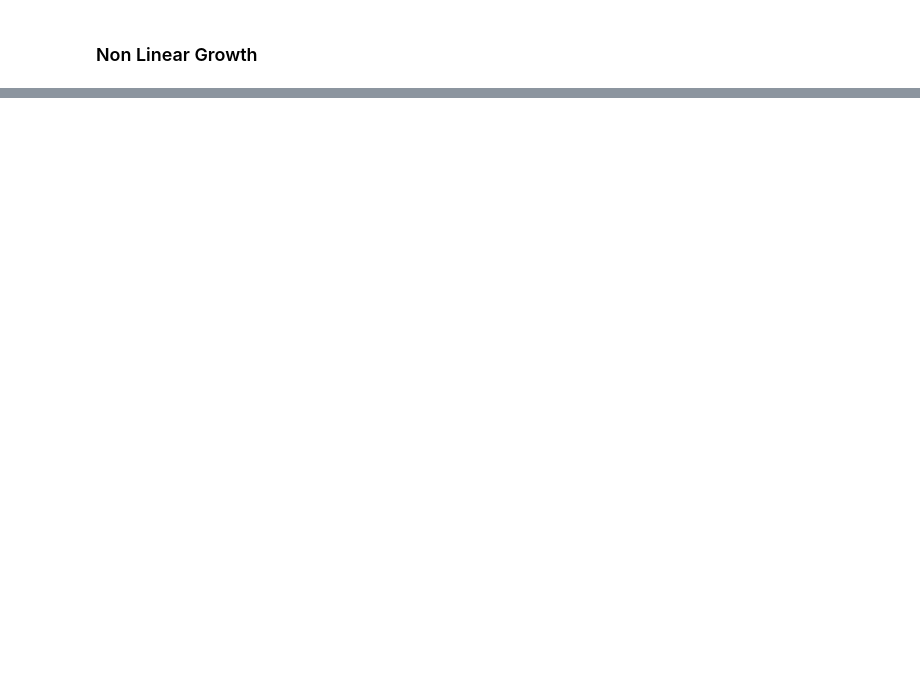
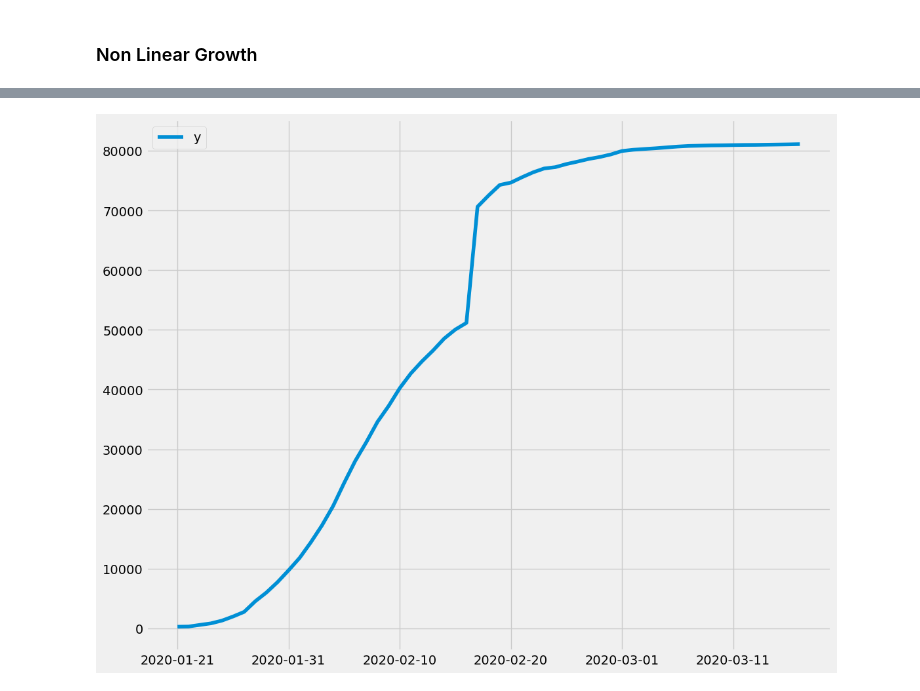
Before and after one commit to bachaudhry/time_series, a Jupyter notebook: ts_with_k/03_Prophet.ipynb, the cells around one changed output, grey strips where cells are left out. Drawn from its saved outputs; the diff is of its cells as text; code cells hidden in the pictures; blank space fills up the shorter version.

```diff
--- a/ts_with_k/03_Prophet.ipynb
+++ b/ts_with_k/03_Prophet.ipynb
@@ -138,0 +167,7 @@ $$
+# %%
+df = pd.read_csv(data + 'who-data/WHO_full_data2003.csv')
+# Taking a subset of the data and renaming cols
+df = df.loc[df['location'] == 'China'][['date', 'total_cases']].rename(columns={"date": "ds", "total_cases": "y"})
+df.set_index('ds').plot(figsize=(CFG.img_dim1, CFG.img_dim2), xlabel='');
+# %% [output]
+[figure, added]
```
Also changed, not shown: parts of 9 cells of this notebook.
